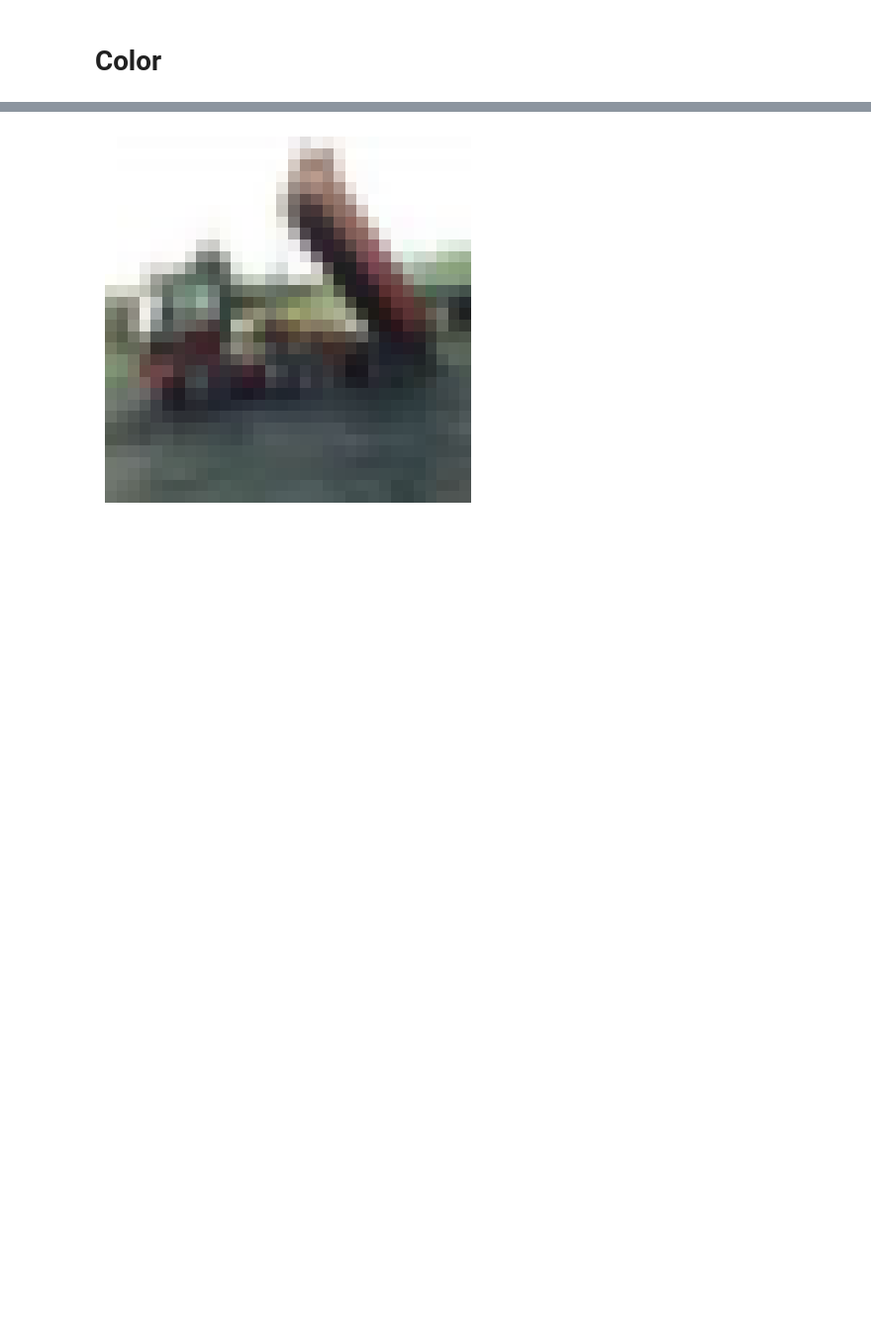
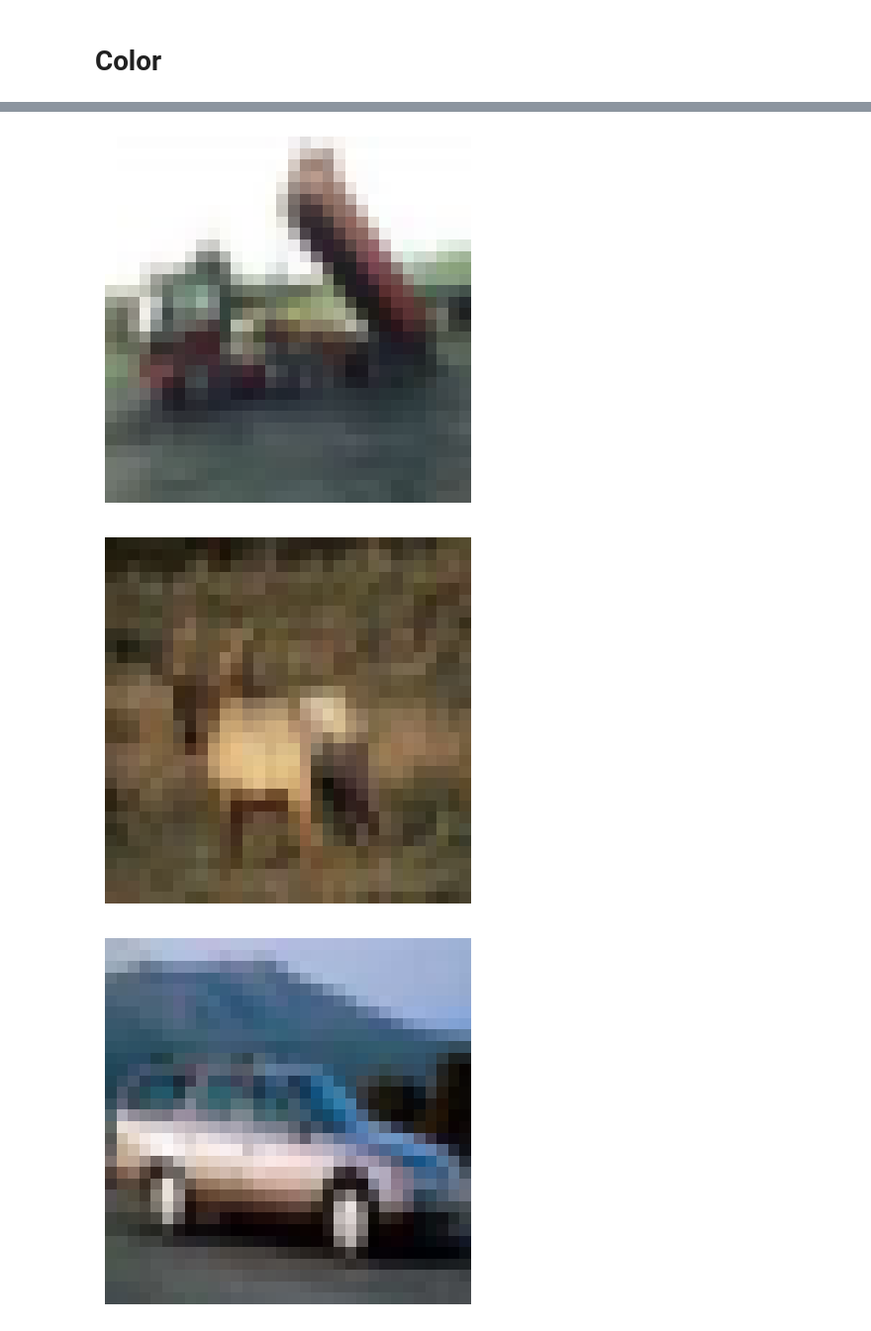
Before and after one commit to daniel-koronthaly/HopfieldImages, a Jupyter notebook: hopfield.ipynb, the cells around one changed output, grey strips where cells are left out. Shown at 99% size. Cells and saved outputs as stored; diff of their text form; code cells hidden in the pictures; blank space fills up the shorter version.

```diff
--- a/hopfield.ipynb
+++ b/hopfield.ipynb
@@ -26,10 +26,16 @@ data_file_path = "data_batch_1"
 data = unpickle(data_file_path)[b'data']
 images = []
 
+color_enabled = True
+num_neurons = 3072
+
+X = np.empty((num_neurons, 0))
+
 for i in range(num_images):
     grayscale_img = np.mean(data[i].reshape((3,1024)), axis=0)
+    X = np.hstack((X, grayscale_img.reshape(-1, 1)))
     grayscale_img = grayscale_img.reshape((32,32))
-    plt.imshow(grayscale_img, cmap="gray", interpolation='nearest')
+    plt.imshow(grayscale_img, cmap="gray", interpolation='none')
     plt.axis('off')
     plt.show()
     grayscale_img = (grayscale_img - 127.5) / 127.5 # normalizing between [-1, 1]
@@ -40,14 +46,13 @@ num_neurons = 1024
 W = np.zeros((num_neurons, num_neurons))
 
 # computes W_{ij} = V_i * V_j for all i and j. (Saves all images in weight matrix)
-norms = [np.linalg.norm(image) for image in images]
-min_norm = min(norms)
 
 for image in images:
-    W += np.outer(image, image) / (np.linalg.norm(image) / min_norm)
+    image_normalized = image / np.linalg.norm(image)
+    W += np.outer(image_normalized, image_normalized)
 
 W = W / num_images
-W = W / np.max(np.abs(W))
+
 np.fill_diagonal(W, 0)
 # %% [output]
 [figure]
@@ -60,38 +65,44 @@ import matplotlib.pyplot as plt
 
 def unpickle(file):
     import pickle
     with open(file, 'rb') as fo:
         dict = pickle.load(fo, encoding='bytes')
     return dict
 
-num_images = 5
+num_images = 10
 data_file_path = "data_batch_1"
 data = unpickle(data_file_path)[b'data']
 images = []
 
+color_enabled = True
+num_neurons = 3072
+
+X = np.empty((num_neurons, 0))
+
 for i in range(num_images):
     color_img = data[i].reshape((3,32,32)).transpose(1,2,0)
-    plt.imshow(color_img, interpolation='nearest')
+    plt.imshow(color_img, interpolation='none')
     plt.axis('off')
     plt.show()
+    X = np.hstack((X, color_img.flatten().reshape(-1, 1)))
     color_img = (color_img - 127.5) / 127.5 # normalizing between [-1, 1]
     images.append(color_img)
 
-color_enabled = True
-num_neurons = 3072
+
 W = np.zeros((num_neurons, num_neurons))
 
 # computes W_{ij} = V_i * V_j for all i and j. (Saves all images in weight matrix)
-norms = [np.linalg.norm(image) for image in images]
-min_norm = min(norms)
 
 for image in images:
-    W += np.outer(image, image) / (np.linalg.norm(image) / min_norm)
+    image_normalized = image / np.linalg.norm(image)
+    W += np.outer(image_normalized, image_normalized)
 
 W = W / num_images
-W = W / np.max(np.abs(W))
+
 np.fill_diagonal(W, 0)
 # %% [output]
 [figure]
 [figure]
 [figure]
+[figure, added]
+[figure, added]
```
Also changed, not shown: parts of 16 cells of this notebook.
